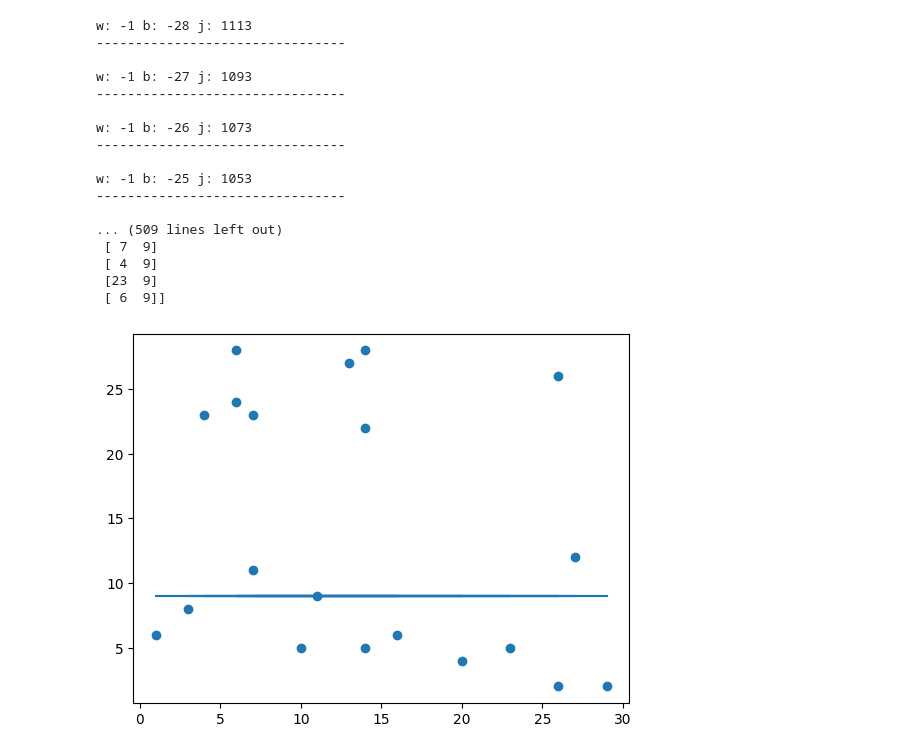
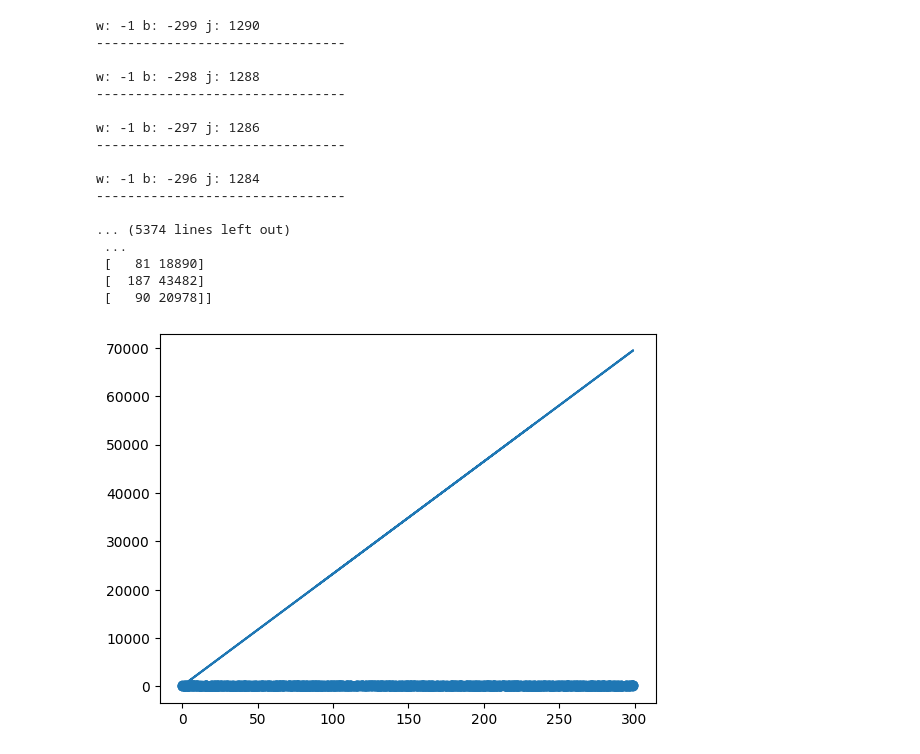
Before and after one commit to rachancheet/ml, a Jupyter notebook: my own linear regression.ipynb, the cells around one changed output. Cells and saved outputs as stored; diff of their text form; code cells hidden in the pictures.

```diff
--- a/my own linear regression.ipynb
+++ b/my own linear regression.ipynb
@@ -22,7 +22,7 @@ def range_w_b(data):
             max_y = y
     return min_x, min_y, max_x, max_y
 # %%
-def    min_j(data ,min_x, min_y, max_x, max_y):
+def func_min_j(data ,min_x, min_y, max_x, max_y):
     # w = mod[max_y - min_y, max_x-min_x]
 #    b= [max_y,-max_y]
     min_x = int(min_x)
@@ -31,7 +31,7 @@ def    min_j(data ,min_x, min_y, max_x, max_y):
     max_y = int(max_y)
 
     max_slope = int(math.ceil((abs((max_y - min_y)/(max_x-min_x)))))
-    min_j = 100000000
+    min_j = 1000
     per_w = data[0,0]
     per_b = data[0,1]
 
@@ -42,6 +42,8 @@ def    min_j(data ,min_x, min_y, max_x, max_y):
             j=0
             for gh in data:
                 j += abs(w*gh[0]+b - gh[1])
+                if j > min_j:
+                    break
             print("w:",w,"b:",b,"j:",j,"\n--------------------------------\n")
             if j<min_j:
                 min_j = j
@@ -58,35 +60,36 @@ def predict_graph(data,w,b):
     return j
 # %%
 
-data = np.random.randint(0,30,[20,2])
-# print(data[1,1])
+data = np.random.randint(0,300,[2000,2],dtype=int)
+output = open
+
 min_x, min_y, max_x, max_y = range_w_b(data)
 # print(type(min_x))
-min_j,per_w,per_b = min_j(data , min_x, min_y, max_x, max_y)
+min_j,per_w,per_b = func_min_j(data , min_x, min_y, max_x, max_y)
 predict_plt = predict_graph(data,per_w,per_b)
 # print(data)
 predict_plt = np.array(predict_plt)
 print(predict_plt)
 import matplotlib.pyplot as plt
 plt.scatter(data[:,0],data[:,1])
 plt.plot(predict_plt[:,0],predict_plt[:,1])
 plt.show()
 # %% [output]
-w: -1 b: -28 j: 1113
+w: -1 b: -299 j: 1290
 --------------------------------
 
-w: -1 b: -27 j: 1093
+w: -1 b: -298 j: 1288
 --------------------------------
 
-w: -1 b: -26 j: 1073
+w: -1 b: -297 j: 1286
 --------------------------------
 
-w: -1 b: -25 j: 1053
+w: -1 b: -296 j: 1284
 --------------------------------
 
-... (509 lines left out)
- [ 7  9]
- [ 4  9]
- [23  9]
- [ 6  9]]
+... (5374 lines left out)
+ ...
+ [   81 18890]
+ [  187 43482]
+ [   90 20978]]
-[figure, old version]
+[figure, new version]
```
